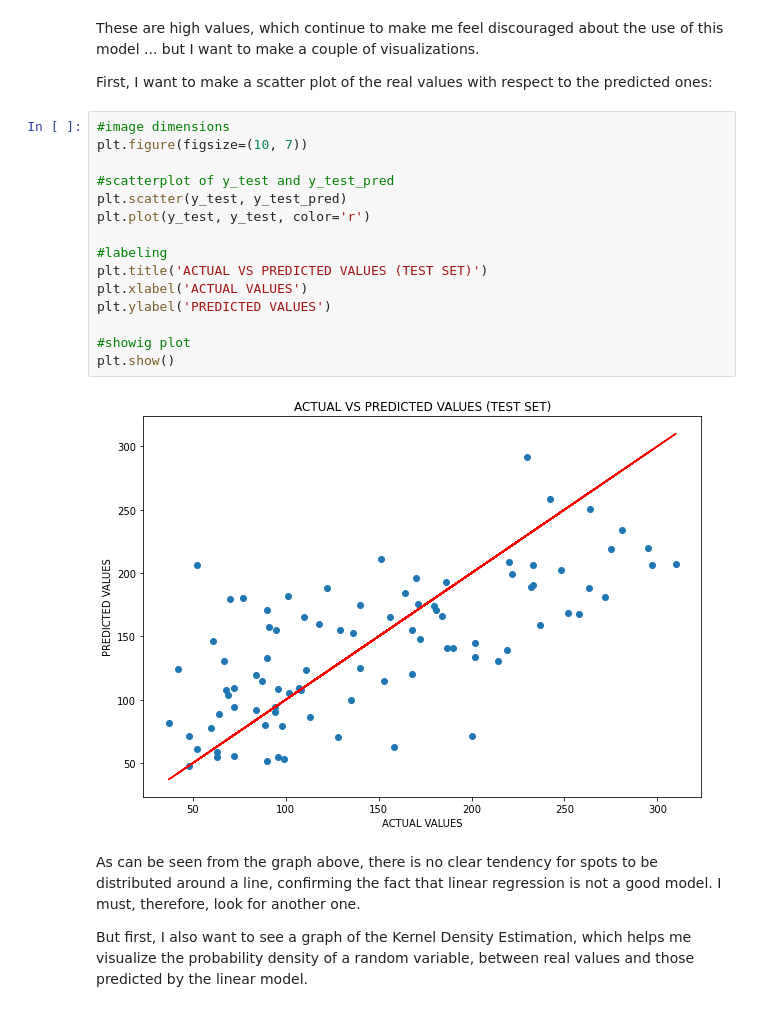
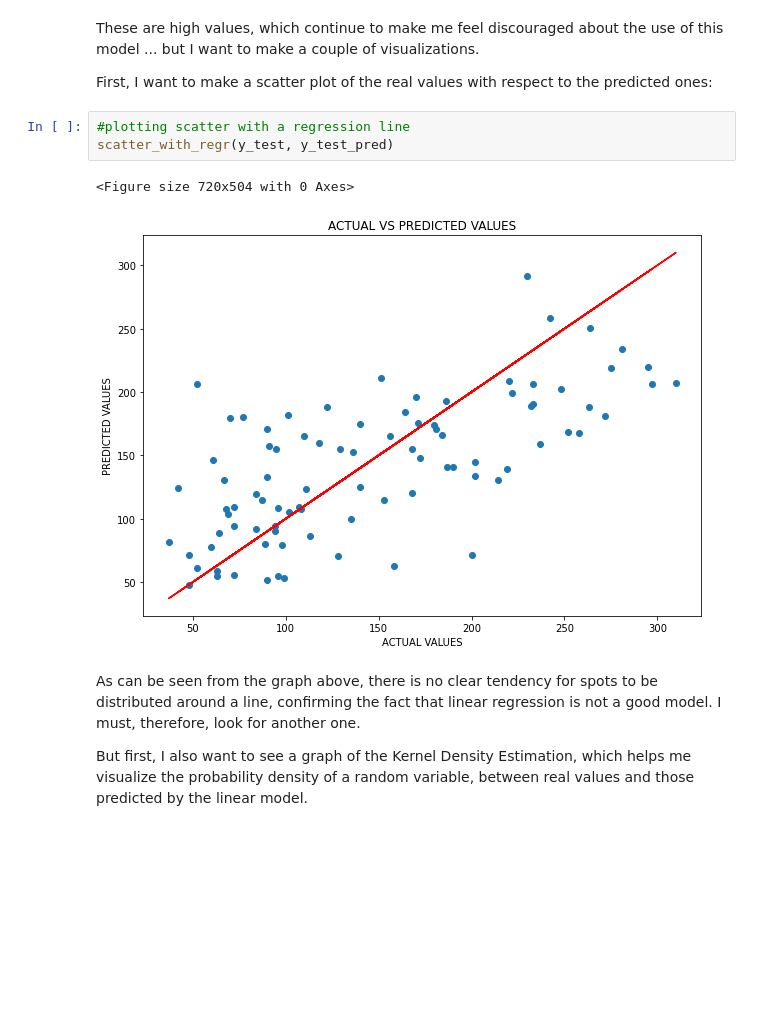
Before and after one commit to federico-trotta/predicting_diabetes_with_ML, a Jupyter notebook: diabetes_predictions.ipynb, the cells around one changed output. Drawn from its saved outputs; the diff is of its cells as text; blank space fills up the shorter version.

```diff
--- a/diabetes_predictions.ipynb
+++ b/diabetes_predictions.ipynb
@@ -235,20 +224,9 @@
 # %%
-#image dimensions
-plt.figure(figsize=(10, 7))
-
-#scatterplot of y_test and y_test_pred
-plt.scatter(y_test, y_test_pred)
-plt.plot(y_test, y_test, color='r')
-
-#labeling
-plt.title('ACTUAL VS PREDICTED VALUES (TEST SET)')
-plt.xlabel('ACTUAL VALUES')
-plt.ylabel('PREDICTED VALUES')
-
-#showig plot
-plt.show()
+#plotting scatter with a regression line
+scatter_with_regr(y_test, y_test_pred)
 # %% [output]
+<Figure size 720x504 with 0 Axes>
-[figure, old version]
+[figure, new version]
 # %% [markdown]
 As can be seen from the graph above, there is no clear tendency for spots to be distributed around a line, confirming the fact that linear regression is not a good model. I must, therefore, look for another one.
 
```
Also changed, not shown: parts of 14 cells of this notebook, 1 other file.
